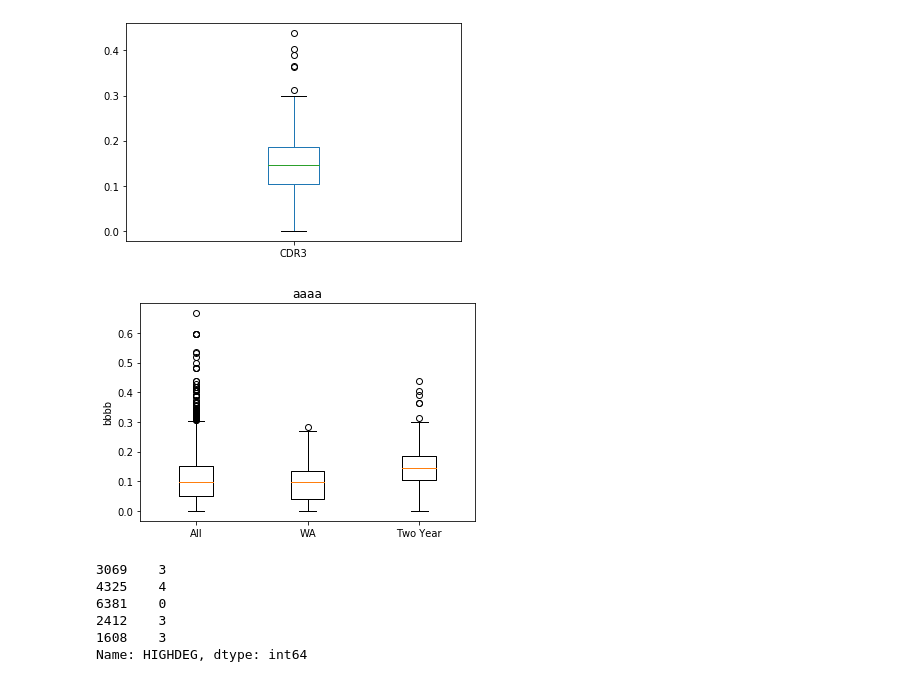
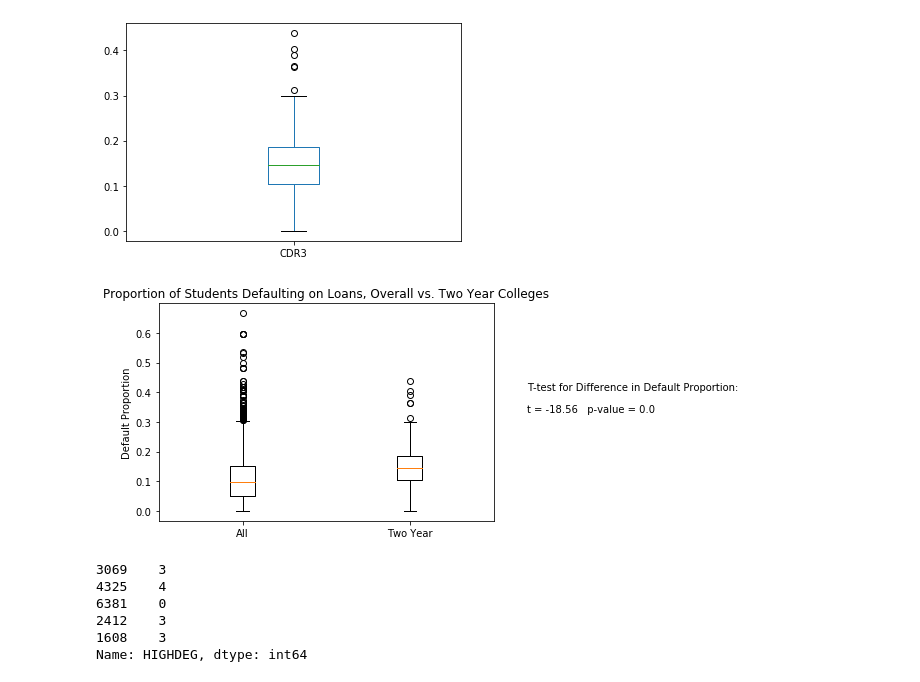
Before and after one commit to cullen-andrews/project-one, a Jupyter notebook: code/cullenCleanupPrelim.ipynb, the cells around one changed output. Saved outputs shown, nothing was run; the diff lists cells and outputs as text; code cells hidden in the pictures.

Commit message:
Two year colleges vs. Overall Default proportion and T-test box-and-whisker plot added.

```diff
--- a/code/cullenCleanupPrelim.ipynb
+++ b/code/cullenCleanupPrelim.ipynb
@@ -94,19 +95,29 @@ two_year_default_series.plot.box()
 # %% [output]
 <matplotlib.axes._subplots.AxesSubplot at 0x...>
 [figure]
-# %%
-default_dict = {"All": loan_default_series.to_list(), "WA": wa_default_series.to_list(), "Two Year": two_year_default_series.to_list()}
-
-fig, ax = plt.subplots()
-ax.set_title('aaaa')
-ax.set_ylabel('bbbb')
-
-ax.boxplot(default_dict.values())
-ax.set_xticklabels(default_dict.keys())
-
-plt.show()
-# %% [output]
-[figure, removed]
+# %%
+default_dict = {"All": loan_default_series.to_list(), "Two Year": two_year_default_series.to_list()}
+
+fig, ax = plt.subplots()
+ax.set_title('Proportion of Students Defaulting on Loans, Overall vs. Two Year Colleges')
+ax.set_ylabel('Default Proportion')
+
+ax.boxplot(default_dict.values())
+ax.set_xticklabels(default_dict.keys())
+
+test = stats.ttest_ind(loan_default_series.to_list(), two_year_default_series.to_list(), equal_var=False)
+ax.annotate("T-test for Difference in Default Proportion:",xy=(1.1, 0.6) , xycoords='axes fraction' , xytext=(1.1, 0.6))
+ax.annotate(f"t = {test.statistic.round(2)}   p-value = {test.pvalue.round(4)}", xy=(1.1, 0.5) , xycoords='axes fraction' , xytext=(1.1, 0.5))# , arrowprops= )
+
+
+plt.savefig("../visualize/two_vs_overall_default.png", bbox_inches="tight")
+
+
+
+
+plt.show()
+# %% [output]
+[figure, added]
 # %%
 default_sorted_df = data_df.sort_values("CDR3")
 
```
Also changed, not shown: parts of 1 cell of this notebook, 2 other files.
